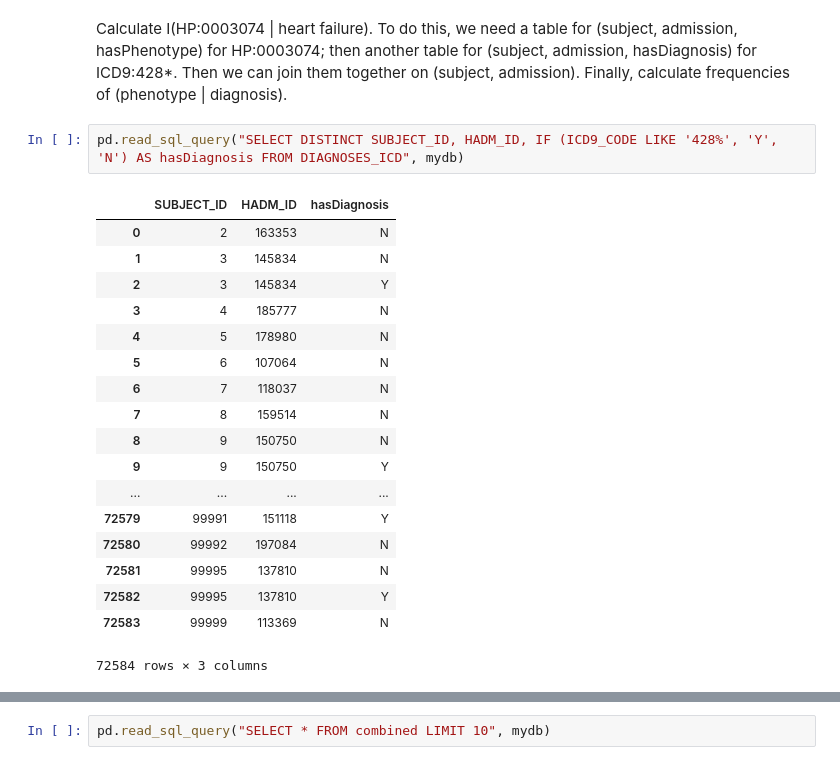
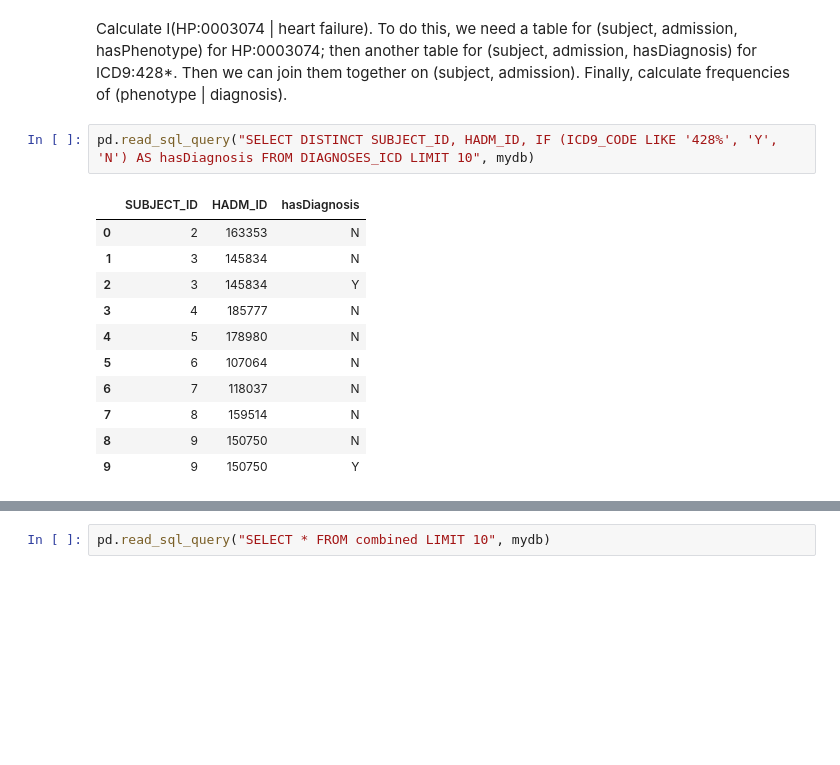
Before and after one commit to TheJacksonLaboratory/MIMIC_HPO, a Jupyter notebook: src/main/resources/mutual_info.ipynb, the cells around one changed output, grey strips where cells are left out. Drawn from its saved outputs; the diff is of its cells as text; blank space fills up the shorter version.

```diff
--- a/src/main/resources/mutual_info.ipynb
+++ b/src/main/resources/mutual_info.ipynb
@@ -305,26 +314,19 @@ The result shows that the most frequent top 6 abnormal phenotypes for patients d
 Calculate I(HP:0003074 | heart failure).
 To do this, we need a table for (subject, admission, hasPhenotype) for HP:0003074; then another table for (subject, admission, hasDiagnosis) for ICD9:428\*. Then we can join them together on (subject, admission). Finally, calculate frequencies of (phenotype | diagnosis).
 # %%
-pd.read_sql_query("SELECT DISTINCT SUBJECT_ID, HADM_ID, IF (ICD9_CODE LIKE '428%', 'Y', 'N') AS hasDiagnosis FROM DIAGNOSES_ICD", mydb)
+pd.read_sql_query("SELECT DISTINCT SUBJECT_ID, HADM_ID, IF (ICD9_CODE LIKE '428%', 'Y', 'N') AS hasDiagnosis FROM DIAGNOSES_ICD LIMIT 10", mydb)
 # %% [output]
 |  | SUBJECT_ID | HADM_ID | hasDiagnosis |
 | 0 | 2 | 163353 | N |
 | 1 | 3 | 145834 | N |
 | 2 | 3 | 145834 | Y |
 | 3 | 4 | 185777 | N |
 | 4 | 5 | 178980 | N |
 | 5 | 6 | 107064 | N |
 | 6 | 7 | 118037 | N |
 | 7 | 8 | 159514 | N |
 | 8 | 9 | 150750 | N |
 | 9 | 9 | 150750 | Y |
-| ... | ... | ... | ... |
-| 72579 | 99991 | 151118 | Y |
-| 72580 | 99992 | 197084 | N |
-| 72581 | 99995 | 137810 | N |
-| 72582 | 99995 | 137810 | Y |
-| 72583 | 99999 | 113369 | N |
-72584 rows × 3 columns
 # %%
 pd.read_sql_query("SELECT SUBJECT_ID, HADM_ID, IF(SUM(MAP_TO = 'HP:0003074') > 0, 'Y', 'N') AS hasPhenotype \
     FROM combined \
```
Also changed, not shown: parts of 23 cells of this notebook, 3 other files.
